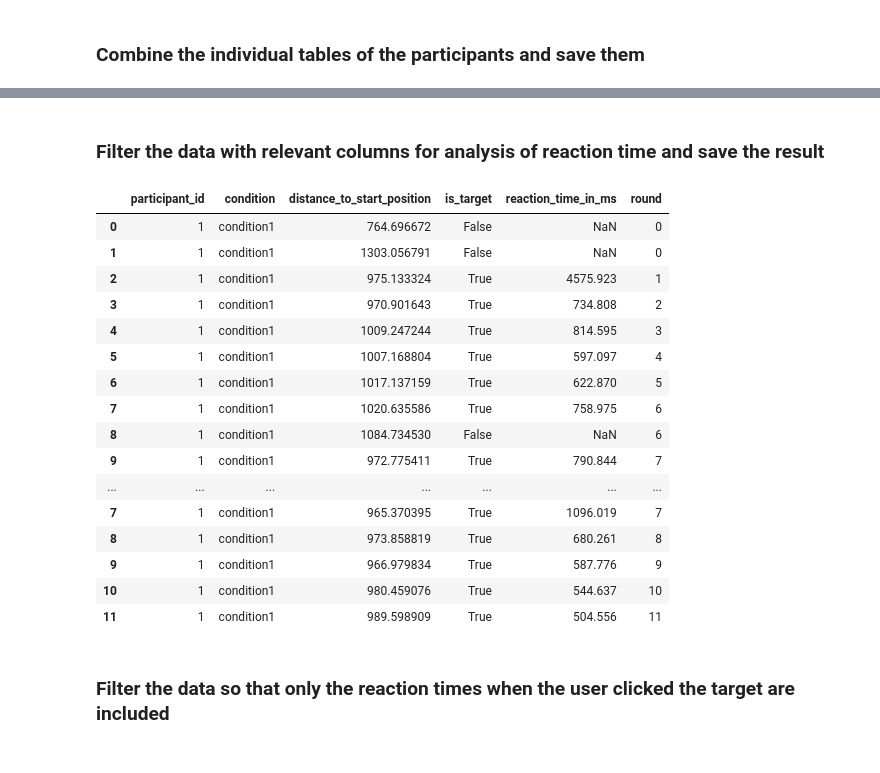
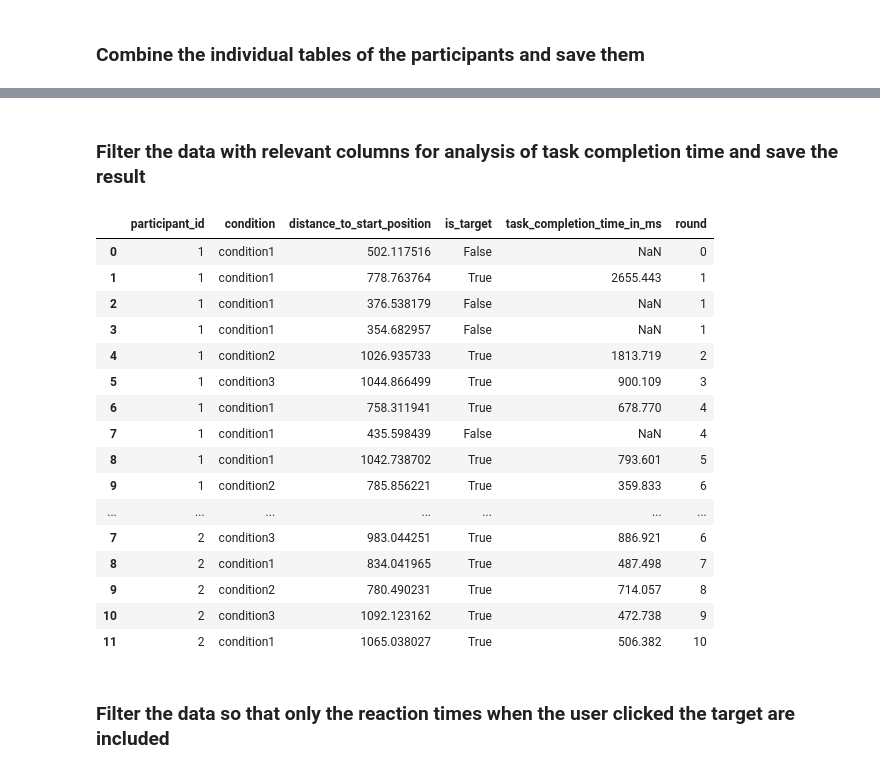
Before and after one commit to ITT-21SS-UR/assignment-04-sc, a Jupyter notebook: experiment/pointing_technique_experiment.ipynb, the cells around one changed output, grey strips where cells are left out. Drawn from its saved outputs; the diff is of its cells as text; code cells hidden in the pictures.

Commit message:
Update analysis, logging, code refactor

```diff
--- a/experiment/pointing_technique_experiment.ipynb
+++ b/experiment/pointing_technique_experiment.ipynb
@@ -33,3 +53,17 @@ a structured analysis of your test results (i.e., programmatically reading in th
+# %%
+PARTICIPANT_ID = "participant_id"
+CONDITION = "condition"
+POINTER_TYPE = "pointer_type"
+DISTANCE_TO_START_POSITION = "distance_to_start_position"
+
+CIRCLE_COUNT = "circle_count"
+CIRCLE_SIZE = "circle_size"
+CIRCLE_CLICKED = "is_circle_clicked"
+IS_TARGET = "is_target"
+
+TASK_COMPLETION_TIME = "task_completion_time_in_ms"
+
+# TODO some other strings that are used more than once
 # %% [markdown]
 ### Read csv file
 # %%
@@ -41,15 +77,12 @@ raw_data_2 = pd.read_csv("./test2.csv")
 # %%
 pointing_technique_table = pd.concat([
     raw_data_1,
-    raw_data_2,
+    raw_data_2
+    # raw_data_3,
+    # raw_data_4
 ])
 
-pointing_technique_table.to_csv(
-    "pointing_technique_table.csv",
-    # sep = ',',
-    # names=['participant_id', 'condition', 'distance_to_start_position', 'is_target'],
-    index=False
-)
+pointing_technique_table.to_csv("pointing_technique_table.csv", index=False)
 
 pointing_technique_table
 # %% [output]
@@ -73,30 +106,30 @@ pointing_technique_table
 # %% [markdown]
-### Filter the data with relevant columns for analysis of reaction time and save the result
+### Filter the data with relevant columns for analysis of task completion time and save the result
 # %%
 filtered_data = pointing_technique_table[
-    ["participant_id", "condition", "distance_to_start_position", "is_target", "reaction_time_in_ms", "round"]]
+    [PARTICIPANT_ID, CONDITION, DISTANCE_TO_START_POSITION, IS_TARGET, TASK_COMPLETION_TIME, ROUND]]
 
 filtered_data.to_csv("filtered_data.csv", index=False)
 
 filtered_data
 # %% [output]
-|  | participant_id | condition | distance_to_start_position | is_target | reaction_time_in_ms | round |
-| 0 | 1 | condition1 | 764.696672 | False | NaN | 0 |
-| 1 | 1 | condition1 | 1303.056791 | False | NaN | 0 |
-| 2 | 1 | condition1 | 975.133324 | True | 4575.923 | 1 |
-| 3 | 1 | condition1 | 970.901643 | True | 734.808 | 2 |
-| 4 | 1 | condition1 | 1009.247244 | True | 814.595 | 3 |
-| 5 | 1 | condition1 | 1007.168804 | True | 597.097 | 4 |
-| 6 | 1 | condition1 | 1017.137159 | True | 622.870 | 5 |
-| 7 | 1 | condition1 | 1020.635586 | True | 758.975 | 6 |
-| 8 | 1 | condition1 | 1084.734530 | False | NaN | 6 |
-| 9 | 1 | condition1 | 972.775411 | True | 790.844 | 7 |
+|  | participant_id | condition | distance_to_start_position | is_target | task_completion_time_in_ms | round |
+| 0 | 1 | condition1 | 502.117516 | False | NaN | 0 |
+| 1 | 1 | condition1 | 778.763764 | True | 2655.443 | 1 |
+| 2 | 1 | condition1 | 376.538179 | False | NaN | 1 |
+| 3 | 1 | condition1 | 354.682957 | False | NaN | 1 |
+| 4 | 1 | condition2 | 1026.935733 | True | 1813.719 | 2 |
+| 5 | 1 | condition3 | 1044.866499 | True | 900.109 | 3 |
+| 6 | 1 | condition1 | 758.311941 | True | 678.770 | 4 |
+| 7 | 1 | condition1 | 435.598439 | False | NaN | 4 |
+| 8 | 1 | condition1 | 1042.738702 | True | 793.601 | 5 |
+| 9 | 1 | condition2 | 785.856221 | True | 359.833 | 6 |
 | ... | ... | ... | ... | ... | ... | ... |
-| 7 | 1 | condition1 | 965.370395 | True | 1096.019 | 7 |
-| 8 | 1 | condition1 | 973.858819 | True | 680.261 | 8 |
-| 9 | 1 | condition1 | 966.979834 | True | 587.776 | 9 |
-| 10 | 1 | condition1 | 980.459076 | True | 544.637 | 10 |
-| 11 | 1 | condition1 | 989.598909 | True | 504.556 | 11 |
+| 7 | 2 | condition3 | 983.044251 | True | 886.921 | 6 |
+| 8 | 2 | condition1 | 834.041965 | True | 487.498 | 7 |
+| 9 | 2 | condition2 | 780.490231 | True | 714.057 | 8 |
+| 10 | 2 | condition3 | 1092.123162 | True | 472.738 | 9 |
+| 11 | 2 | condition1 | 1065.038027 | True | 506.382 | 10 |
 # %% [markdown]
 ### Filter the data so that only the reaction times when the user clicked the target are included
 # %%
```
Also changed, not shown: parts of 23 cells of this notebook, 8 other files.
